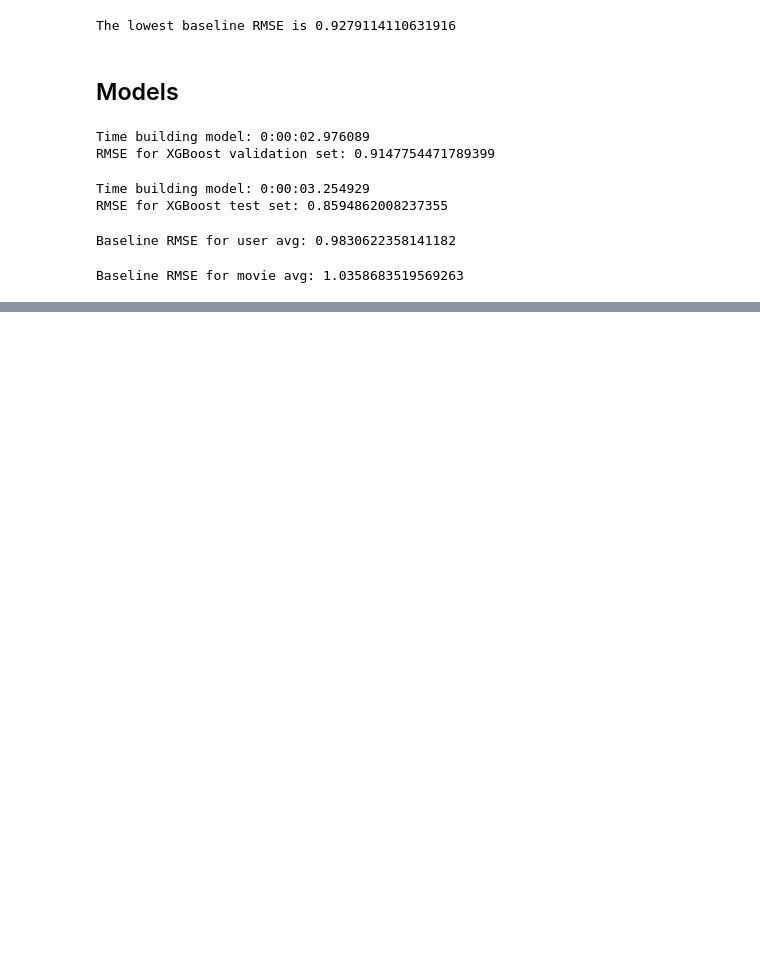
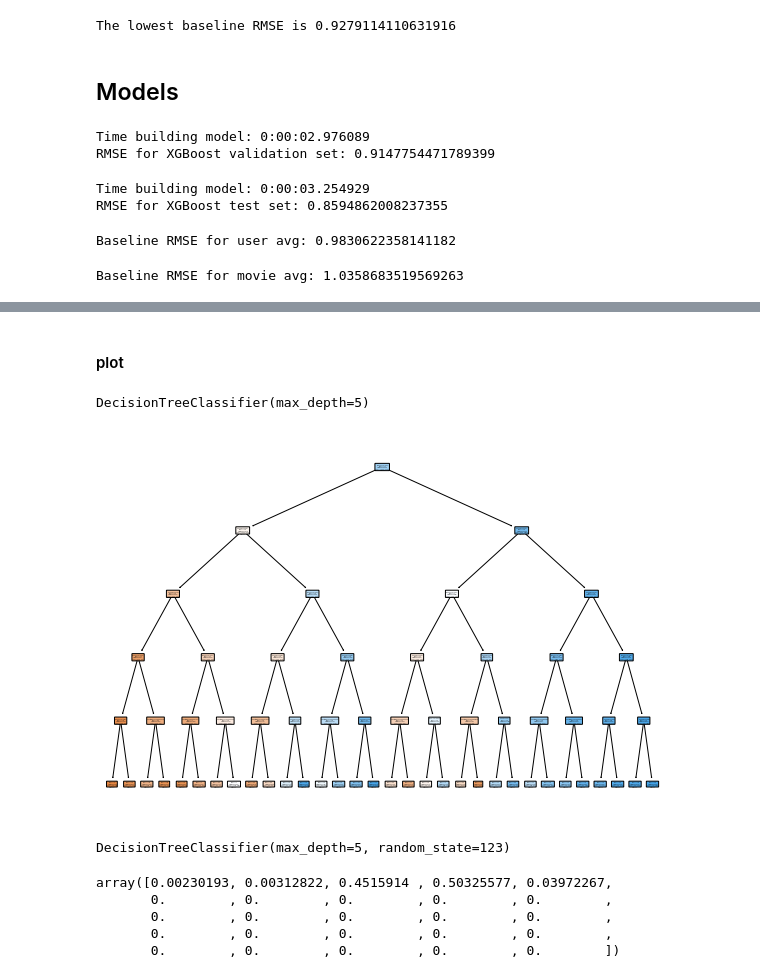
Before and after one commit to speters217/Movie_Recommendation, a Jupyter notebook: project.ipynb, the cells around one changed output, grey strips where cells are left out. Drawn from its saved outputs; the diff is of its cells as text; code cells hidden in the pictures; blank space fills up the shorter version.

```diff
--- a/project.ipynb
+++ b/project.ipynb
@@ -475,0 +491,4 @@ Baseline RMSE for movie avg: 1.0358683519569263
+# %%
+y_train = copy.deepcopy(training_test[['rating']])
+y_train = np.ravel(y_train)
+y_train[0:10]
@@ -475,0 +497,10 @@ Baseline RMSE for movie avg: 1.0358683519569263
+# %%
+# if y_type not in ['binary', 'multiclass', 'multiclass-multioutput',
+#     182                       'multilabel-indicator', 'multilabel-sequences']:
+# --> 183         raise ValueError("Unknown label type: %r" % y_type)
+#ValueError: Unknown label type: 'continuous'
+# y value need to be categorical -continuous value gave me above error
+
+y_train = pd.cut(y_train, bins=[0,3,5], labels=[0,1]) # convert continuous to categorical
+# 3.5<= x <=5 is 1
+y_train[0:10]
@@ -475,0 +520,11 @@ Baseline RMSE for movie avg: 1.0358683519569263
+# %%
+tree = DecisionTreeClassifier(random_state=123)
+param_grid = {'max_depth':[3,4,5,6,7,8,9,10,15,20,None],
+              'criterion':['gini','entropy']}
+
+gs = GridSearchCV(estimator=tree,
+                  param_grid=param_grid,
+                  scoring='accuracy',
+                  cv=10)
+
+gs.fit(x_train, y_train)
@@ -475,0 +558,32 @@ Baseline RMSE for movie avg: 1.0358683519569263
+# %% [markdown]
+#### plot
+# %%
+best_model = DecisionTreeClassifier(max_depth=5, criterion='gini')
+best_model.fit(x_train,y_train)
+# %% [output]
+DecisionTreeClassifier(max_depth=5)
+# %%
+plt.figure(figsize=(10, 7))
+plot_tree(best_model,
+          filled=True,
+          rounded=True,
+          class_names=['0',
+                       '1'],
+          feature_names=training_test[use_cols].columns)
+
+plt.show()
+# %% [output]
+[figure, added]
+# %%
+tree_estimator = gs.best_estimator_
+tree_estimator
+# %% [output]
+DecisionTreeClassifier(max_depth=5, random_state=123)
+# %%
+tree_estimator.feature_importances_
+# %% [output]
+array([0.00230193, 0.00312822, 0.4515914 , 0.50325577, 0.03972267,
+       0.        , 0.        , 0.        , 0.        , 0.        ,
+       0.        , 0.        , 0.        , 0.        , 0.        ,
+       0.        , 0.        , 0.        , 0.        , 0.        ,
+       0.        , 0.        , 0.        , 0.        , 0.        ])
```
Also changed, not shown: parts of 17 cells of this notebook.
